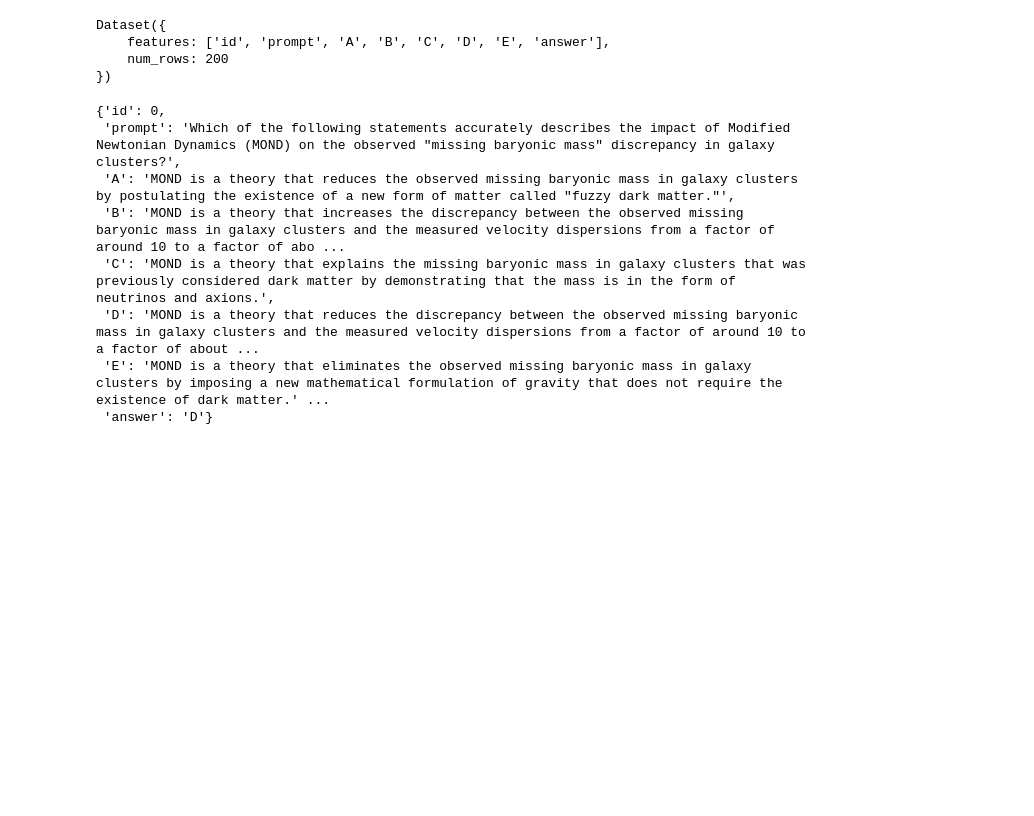
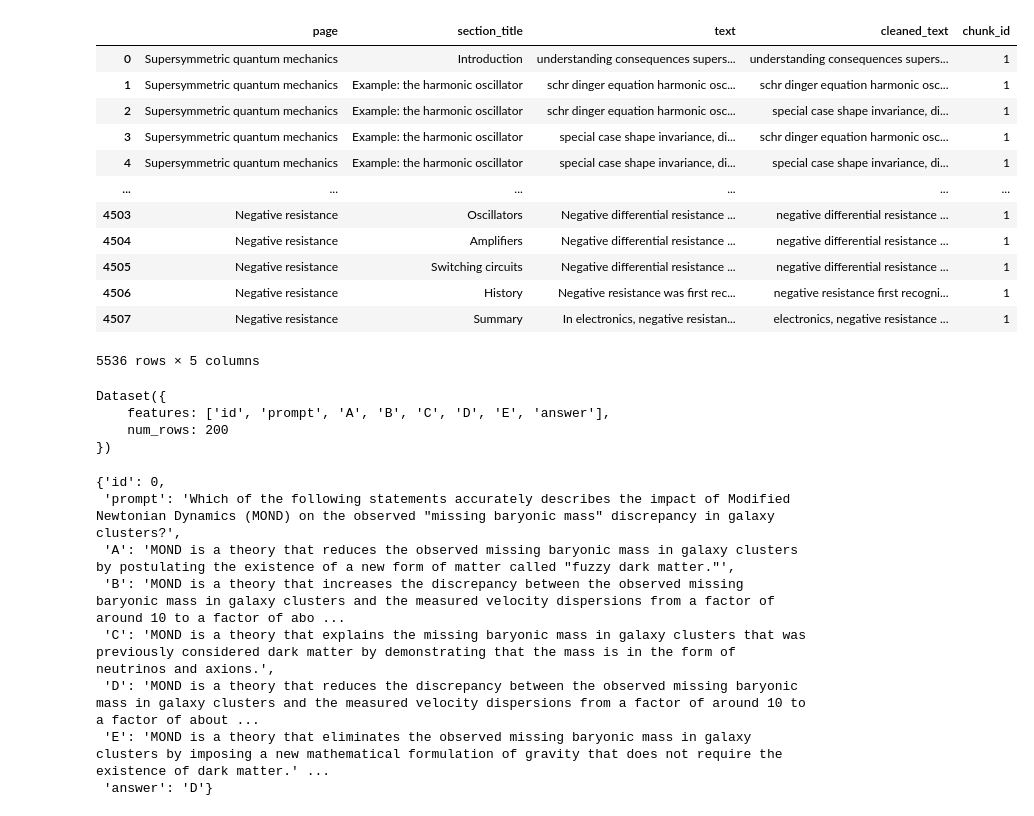
Before and after one commit to svk-123/kaggle, a Jupyter notebook: LLM_Science_Exam/LLM_science_exam_2_context_based_PEFT_BERT.ipynb, the cells around one changed output. Cells and saved outputs as stored; diff of their text form; code cells hidden in the pictures; blank space fills up the shorter version.

```diff
--- a/LLM_Science_Exam/LLM_science_exam_2_context_based_PEFT_BERT.ipynb
+++ b/LLM_Science_Exam/LLM_science_exam_2_context_based_PEFT_BERT.ipynb
@@ -13,6 +15,27 @@ train_df.head()
 | 2 | 2 | Which of the following statements... | The triskeles symbol was reconstr... | The triskeles symbol is a represe... | The triskeles symbol is a represe... | The triskeles symbol represents t... | The triskeles symbol is a represe... | A |
 | 3 | 3 | What is the significance of regul... | Regularizing the mass-energy of a... | Regularizing the mass-energy of a... | Regularizing the mass-energy of a... | Regularizing the mass-energy of a... | Regularizing the mass-energy of a... | C |
 | 4 | 4 | Which of the following statements... | The angular spacing of features i... | The angular spacing of features i... | The angular spacing of features i... | The angular spacing of features i... | The angular spacing of features i... | D |
+# %%
+train_pages_df = pd.read_csv('./data/train_pages_df.csv')
+phy_pages_df = pd.read_csv('./data/physics_pages_df.csv')
+# %%
+train_pages_df=pd.concat([train_pages_df,phy_pages_df],axis=0)
+# %%
+train_pages_df
+# %% [output]
+|  | page | section_title | text | cleaned_text | chunk_id |
+| 0 | Supersymmetric quantum mechanics | Introduction | understanding consequences supers... | understanding consequences supers... | 1 |
+| 1 | Supersymmetric quantum mechanics | Example: the harmonic oscillator | schr dinger equation harmonic osc... | schr dinger equation harmonic osc... | 1 |
+| 2 | Supersymmetric quantum mechanics | Example: the harmonic oscillator | schr dinger equation harmonic osc... | special case shape invariance, di... | 1 |
+| 3 | Supersymmetric quantum mechanics | Example: the harmonic oscillator | special case shape invariance, di... | schr dinger equation harmonic osc... | 1 |
+| 4 | Supersymmetric quantum mechanics | Example: the harmonic oscillator | special case shape invariance, di... | special case shape invariance, di... | 1 |
+| ... | ... | ... | ... | ... | ... |
+| 4503 | Negative resistance | Oscillators | Negative differential resistance ... | negative differential resistance ... | 1 |
+| 4504 | Negative resistance | Amplifiers | Negative differential resistance ... | negative differential resistance ... | 1 |
+| 4505 | Negative resistance | Switching circuits | Negative differential resistance ... | negative differential resistance ... | 1 |
+| 4506 | Negative resistance | History | Negative resistance was first rec... | negative resistance first recogni... | 1 |
+| 4507 | Negative resistance | Summary | In electronics, negative resistan... | electronics, negative resistance ... | 1 |
+5536 rows × 5 columns
 # %%
 # For convenience we'll turn our pandas Dataframe into a Dataset
 from datasets import Dataset
```
Also changed, not shown: parts of 14 cells of this notebook.
